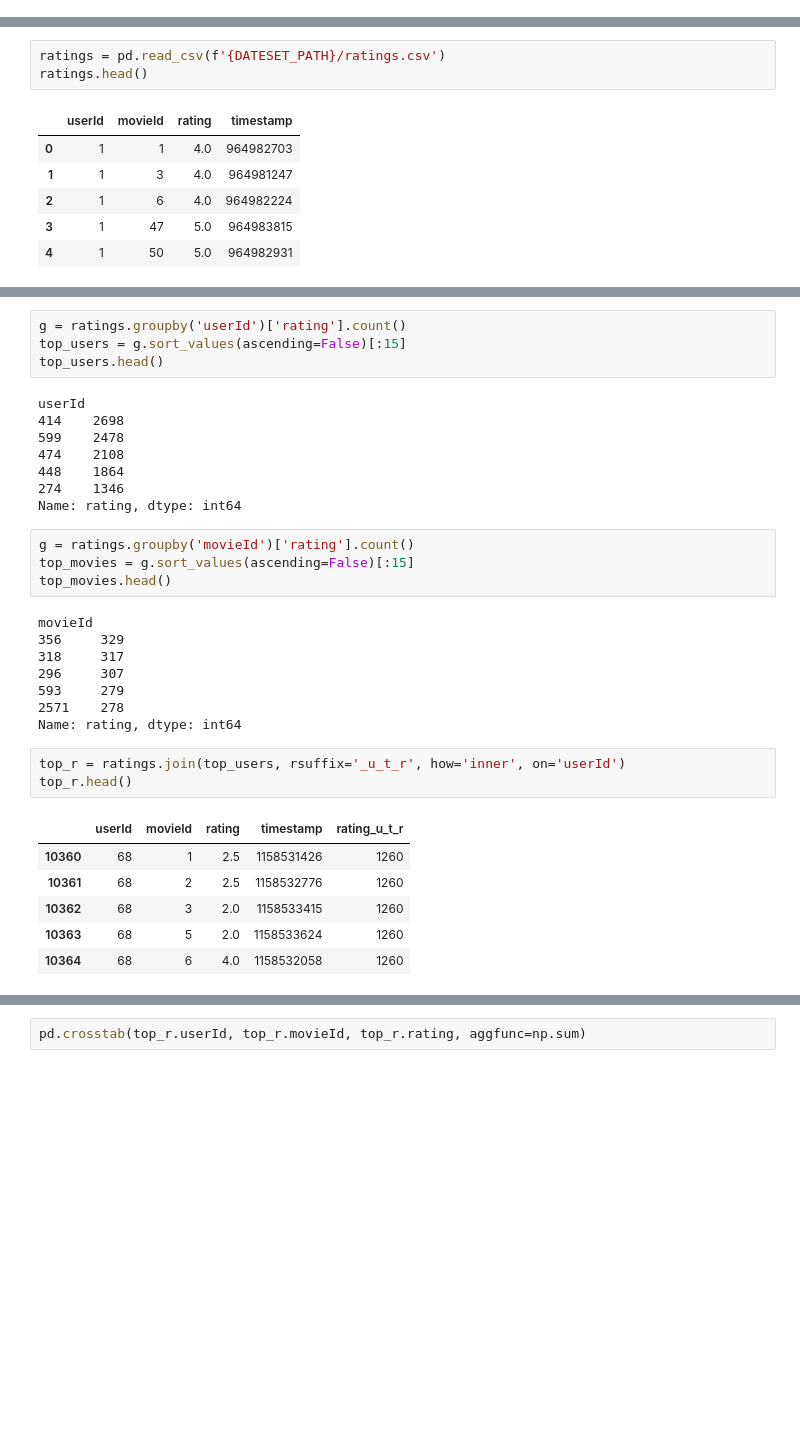
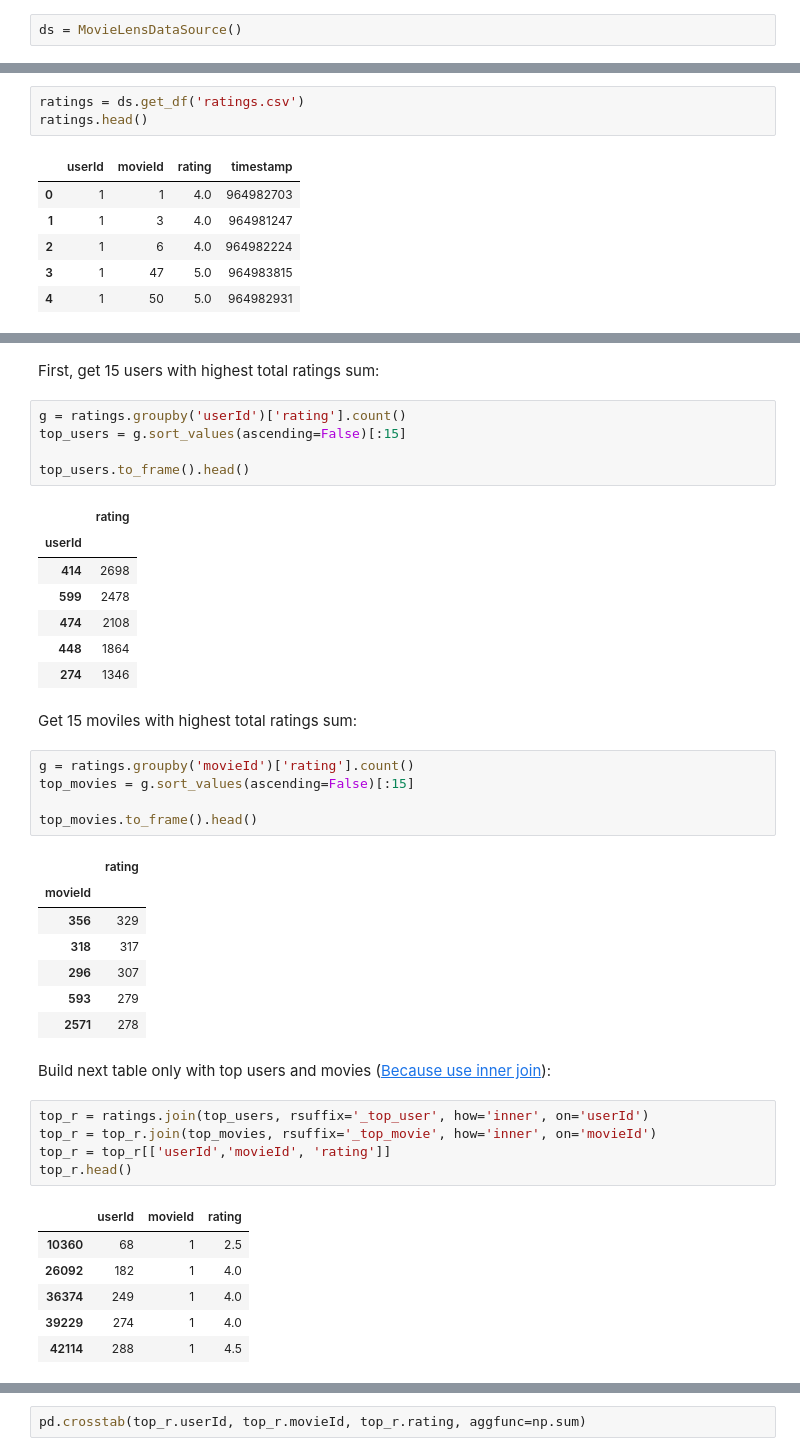
Before and after one commit to adrianmarino/recomendation-system-aproches, a Jupyter notebook: recommendation-system-comparatives.ipynb, the cells around one changed output, grey strips where cells are left out. Cells and saved outputs as stored; diff of their text form; blank space fills up the shorter version.

```diff
--- a/recommendation-system-comparatives.ipynb
+++ b/recommendation-system-comparatives.ipynb
@@ -29,0 +72,2 @@ DATESET_PATH = '../data/movie-lens'
+# %%
+ds = MovieLensDataSource()
@@ -30,5 +82,5 @@ DATESET_PATH = '../data/movie-lens'
 # %%
-ratings = pd.read_csv(f'{DATESET_PATH}/ratings.csv')
+ratings = ds.get_df('ratings.csv')
 ratings.head()
 # %% [output]
 |  | userId | movieId | rating | timestamp |
@@ -50,34 +138,44 @@ movies.head()
+# %% [markdown]
+First, get 15 users with highest total ratings sum:
 # %%
 g = ratings.groupby('userId')['rating'].count()
 top_users = g.sort_values(ascending=False)[:15]
-top_users.head()
+
+top_users.to_frame().head()
 # %% [output]
-userId
-414    2698
-599    2478
-474    2108
-448    1864
-274    1346
-Name: rating, dtype: int64
+|  | rating |
+| userId |  |
+| 414 | 2698 |
+| 599 | 2478 |
+| 474 | 2108 |
+| 448 | 1864 |
+| 274 | 1346 |
+# %% [markdown]
+Get 15 moviles with highest total ratings sum:
 # %%
 g = ratings.groupby('movieId')['rating'].count()
 top_movies = g.sort_values(ascending=False)[:15]
-top_movies.head()
+
+top_movies.to_frame().head()
 # %% [output]
-movieId
-356     329
-318     317
-296     307
-593     279
-2571    278
-Name: rating, dtype: int64
+|  | rating |
+| movieId |  |
+| 356 | 329 |
+| 318 | 317 |
+| 296 | 307 |
+| 593 | 279 |
+| 2571 | 278 |
+# %% [markdown]
+Build next table only with top users and movies ([Because use inner join](https://www.datacamp.com/community/tutorials/joining-dataframes-pandas?utm_source=adwords_ppc&utm_campaignid=1455363063&utm_adgroupid=65083631748&utm_device=c&utm_keyword=&utm_matchtype=b&utm_network=g&utm_adpostion=&utm_creative=332602034364&utm_targetid=aud-438999696719:dsa-429603003980&utm_loc_interest_ms=&utm_loc_physical_ms=9041032&gclid=Cj0KCQjwhIP6BRCMARIsALu9LfkDhKFrq-wuEKjjsNxhSBa-315ZxQKIfKV633ynuWrZnqX-jCh7ZMcaArPmEALw_wcB)):
 # %%
-top_r = ratings.join(top_users, rsuffix='_u_t_r', how='inner', on='userId')
+top_r = ratings.join(top_users, rsuffix='_top_user', how='inner', on='userId')
+top_r = top_r.join(top_movies, rsuffix='_top_movie', how='inner', on='movieId')
+top_r = top_r[['userId','movieId', 'rating']]
 top_r.head()
 # %% [output]
-|  | userId | movieId | rating | timestamp | rating_u_t_r |
-| 10360 | 68 | 1 | 2.5 | 1158531426 | 1260 |
-| 10361 | 68 | 2 | 2.5 | 1158532776 | 1260 |
-| 10362 | 68 | 3 | 2.0 | 1158533415 | 1260 |
-| 10363 | 68 | 5 | 2.0 | 1158533624 | 1260 |
-| 10364 | 68 | 6 | 4.0 | 1158532058 | 1260 |
+|  | userId | movieId | rating |
+| 10360 | 68 | 1 | 2.5 |
+| 26092 | 182 | 1 | 4.0 |
+| 36374 | 249 | 1 | 4.0 |
+| 39229 | 274 | 1 | 4.0 |
+| 42114 | 288 | 1 | 4.5 |
```
Also changed, not shown: parts of 99 cells of this notebook, 27 other files.
